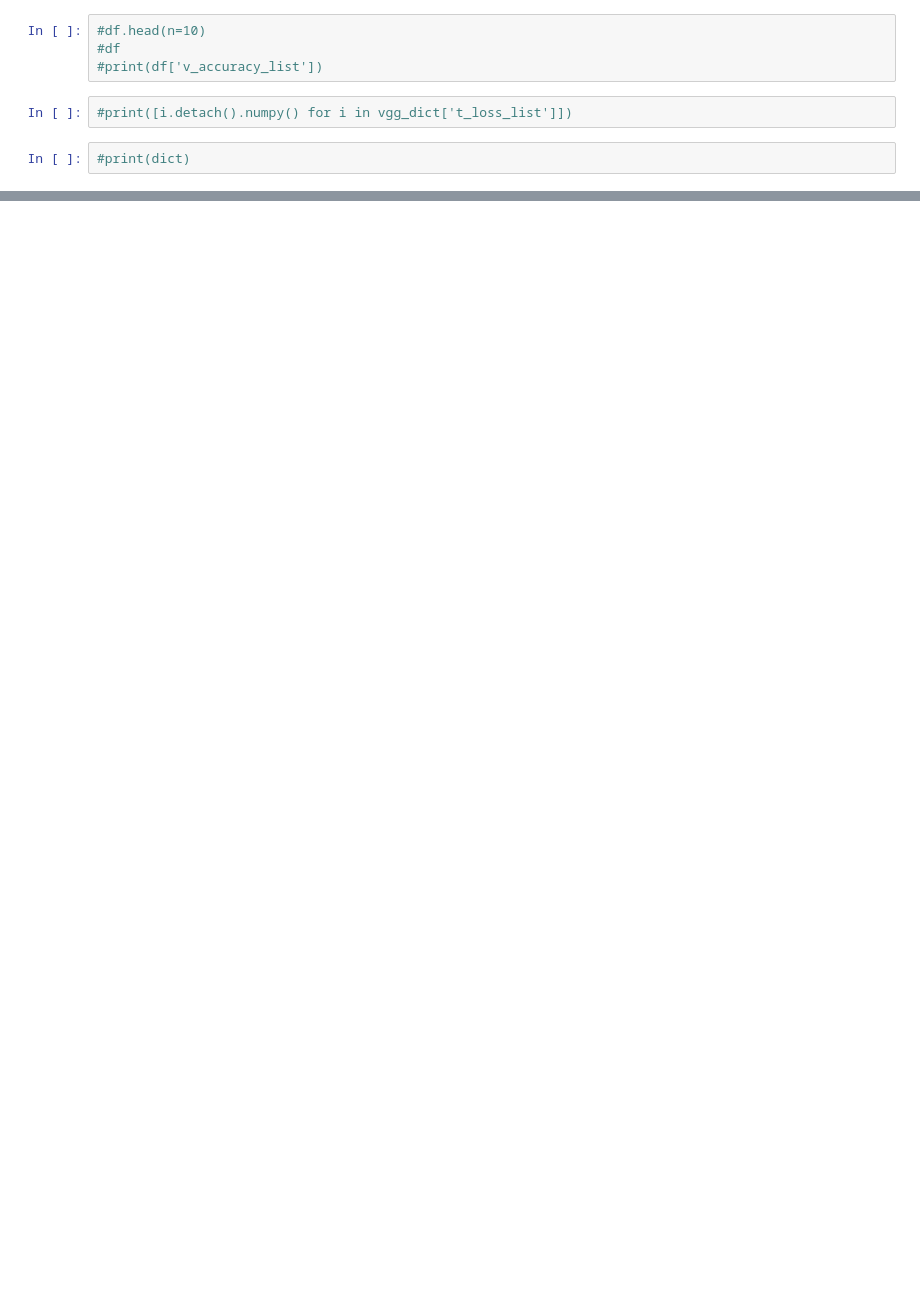
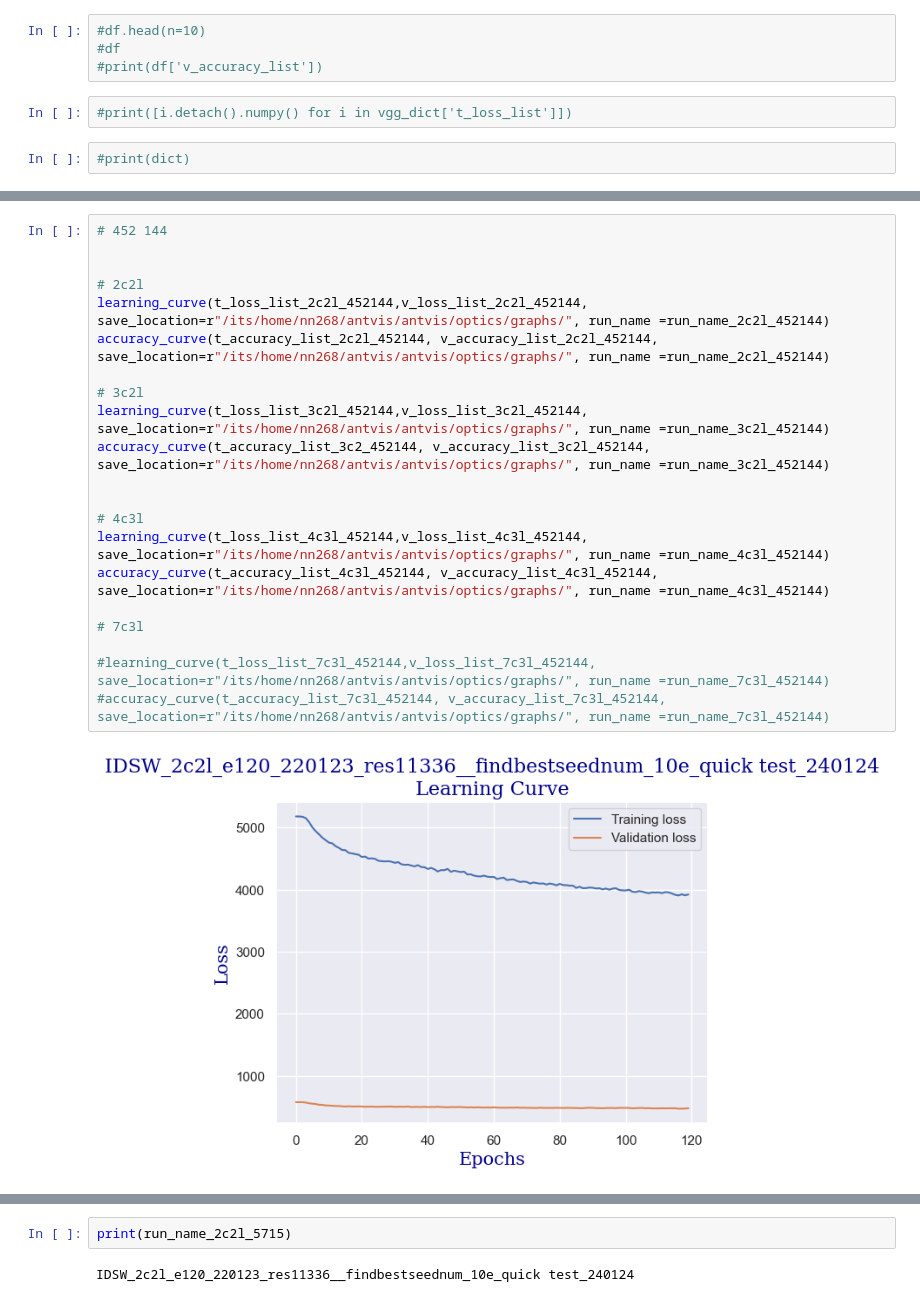
Before and after one commit to Naybellez/antvis, a Jupyter notebook: optics/Loading_pickles.ipynb, the cells around one changed output, grey strips where cells are left out. Saved outputs shown, nothing was run; the diff lists cells and outputs as text; blank space fills up the shorter version.

```diff
--- a/optics/Loading_pickles.ipynb
+++ b/optics/Loading_pickles.ipynb
@@ -322,0 +463,23 @@ accuracy_curve(t_accuracy_list_7c3l, v_accuracy_list_7c3l,epochs=len(v_accuracy_
+# %%
+# 452 144
+
+
+# 2c2l
+learning_curve(t_loss_list_2c2l_452144,v_loss_list_2c2l_452144, save_location=r"/its/home/nn268/antvis/antvis/optics/graphs/", run_name =run_name_2c2l_452144)
+accuracy_curve(t_accuracy_list_2c2l_452144, v_accuracy_list_2c2l_452144, save_location=r"/its/home/nn268/antvis/antvis/optics/graphs/", run_name =run_name_2c2l_452144)
+
+# 3c2l
+learning_curve(t_loss_list_3c2l_452144,v_loss_list_3c2l_452144, save_location=r"/its/home/nn268/antvis/antvis/optics/graphs/", run_name =run_name_3c2l_452144)
+accuracy_curve(t_accuracy_list_3c2_452144, v_accuracy_list_3c2l_452144, save_location=r"/its/home/nn268/antvis/antvis/optics/graphs/", run_name =run_name_3c2l_452144)
+
+
+# 4c3l
+learning_curve(t_loss_list_4c3l_452144,v_loss_list_4c3l_452144, save_location=r"/its/home/nn268/antvis/antvis/optics/graphs/", run_name =run_name_4c3l_452144)
+accuracy_curve(t_accuracy_list_4c3l_452144, v_accuracy_list_4c3l_452144, save_location=r"/its/home/nn268/antvis/antvis/optics/graphs/", run_name =run_name_4c3l_452144)
+
+# 7c3l
+
+#learning_curve(t_loss_list_7c3l_452144,v_loss_list_7c3l_452144, save_location=r"/its/home/nn268/antvis/antvis/optics/graphs/", run_name =run_name_7c3l_452144)
+#accuracy_curve(t_accuracy_list_7c3l_452144, v_accuracy_list_7c3l_452144, save_location=r"/its/home/nn268/antvis/antvis/optics/graphs/", run_name =run_name_7c3l_452144)
+# %% [output]
+[figure, added]
@@ -322,0 +491,4 @@ accuracy_curve(t_accuracy_list_7c3l, v_accuracy_list_7c3l,epochs=len(v_accuracy_
+# %%
+print(run_name_2c2l_5715)
+# %% [output]
+IDSW_2c2l_e120_220123_res11336__findbestseednum_10e_quick test_240124
```
Also changed, not shown: parts of 17 cells of this notebook, 5 other files.
